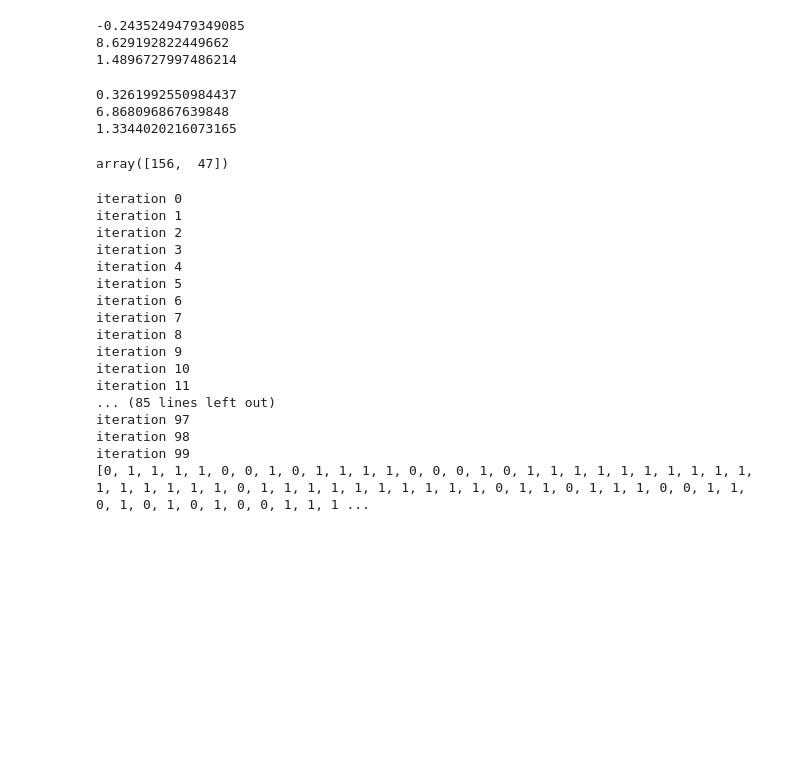
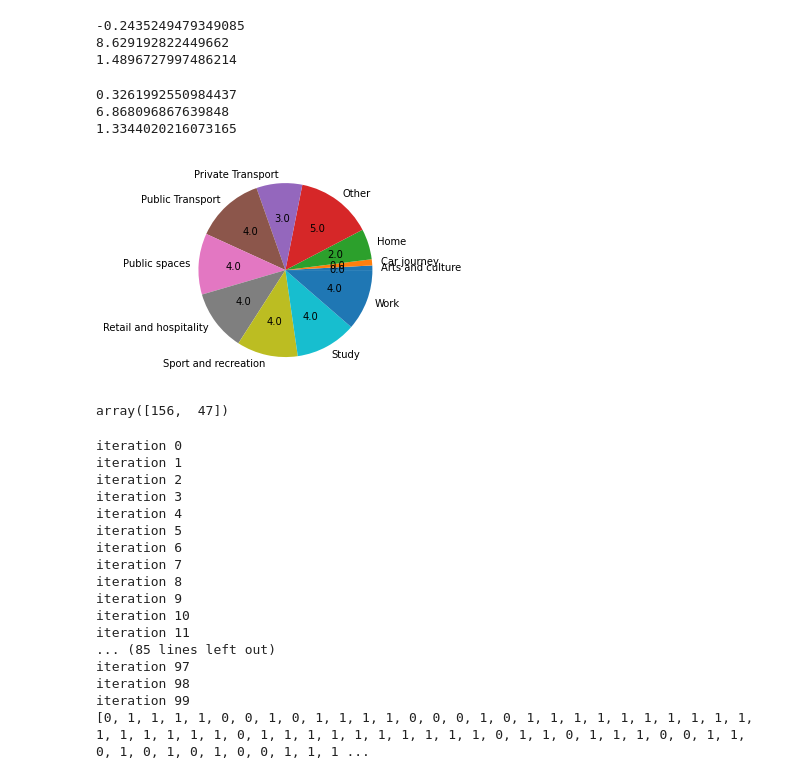
Before and after one commit to liyi19950329/Research-Project, a Jupyter notebook: Code/clusterNumberOfLocations.ipynb, the cells around one changed output. Drawn from its saved outputs; the diff is of its cells as text; code cells hidden in the pictures; blank space fills up the shorter version.

```diff
--- a/Code/clusterNumberOfLocations.ipynb
+++ b/Code/clusterNumberOfLocations.ipynb
@@ -408,6 +481,22 @@ print(dbi_optics)
 0.3261992550984437
 6.868096867639848
 1.3344020216073165
+# %%
+import numpy as np
+import matplotlib.pyplot as plt
+#X轴，Y轴数据
+x = ['Arts and culture', 'Car journey', 'Home', 'Other', 'Private Transport', 'Public Transport',
+     'Public spaces', 'Retail and hospitality', 'Sport and recreation', 'Study', 'Work']
+y = [0.3,0.4,2,5,3,4.5,4,4,4,4,4]
+sizes = np.array([0.3,0.4,2,5,3,4.5,4,4,4,4,4])
+def absolute_value(val):
+    a  = np.round(val/100.*sizes.sum(), 0)
+    return a
+fig = plt.figure()
+plt.pie(y,labels=x,autopct=absolute_value)
+plt.show()
+# %% [output]
+[figure, added]
 # %%
 import operator
 class KMeans(object):
```
Also changed, not shown: parts of 10 cells of this notebook, 35 other files.
